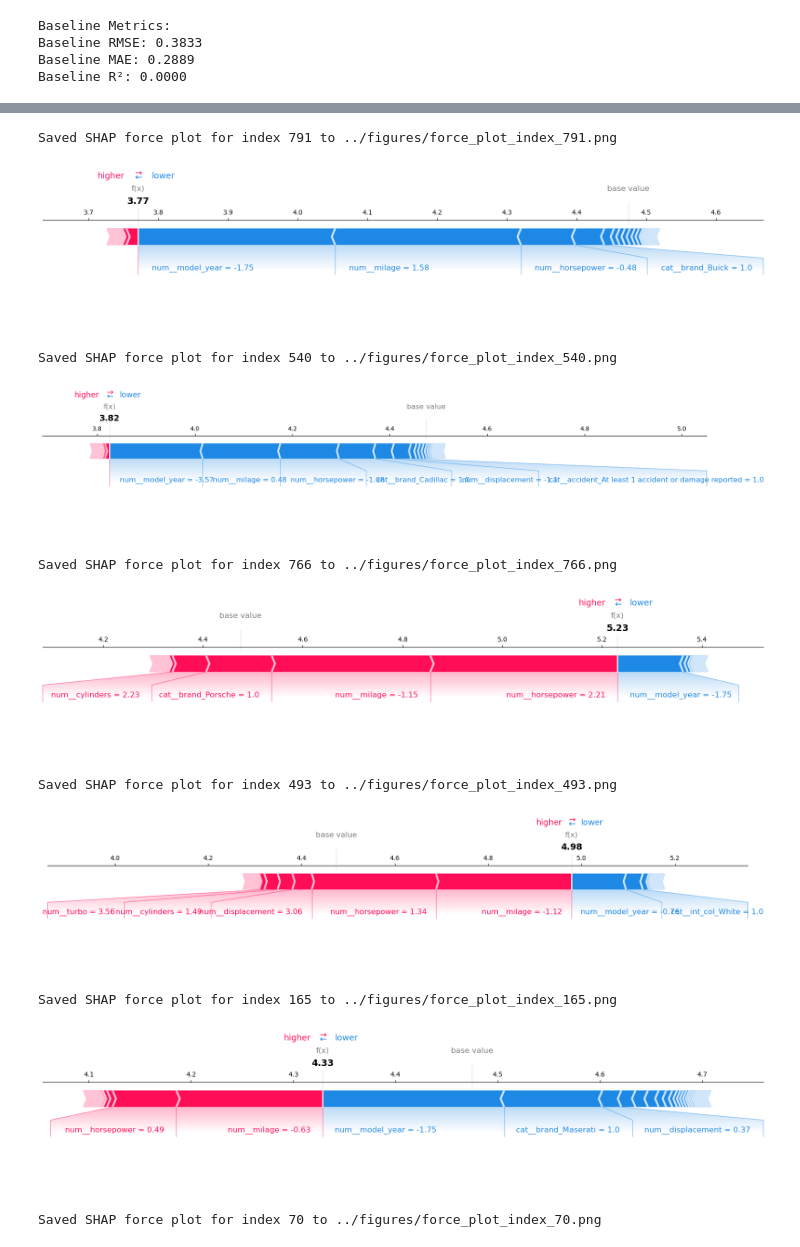
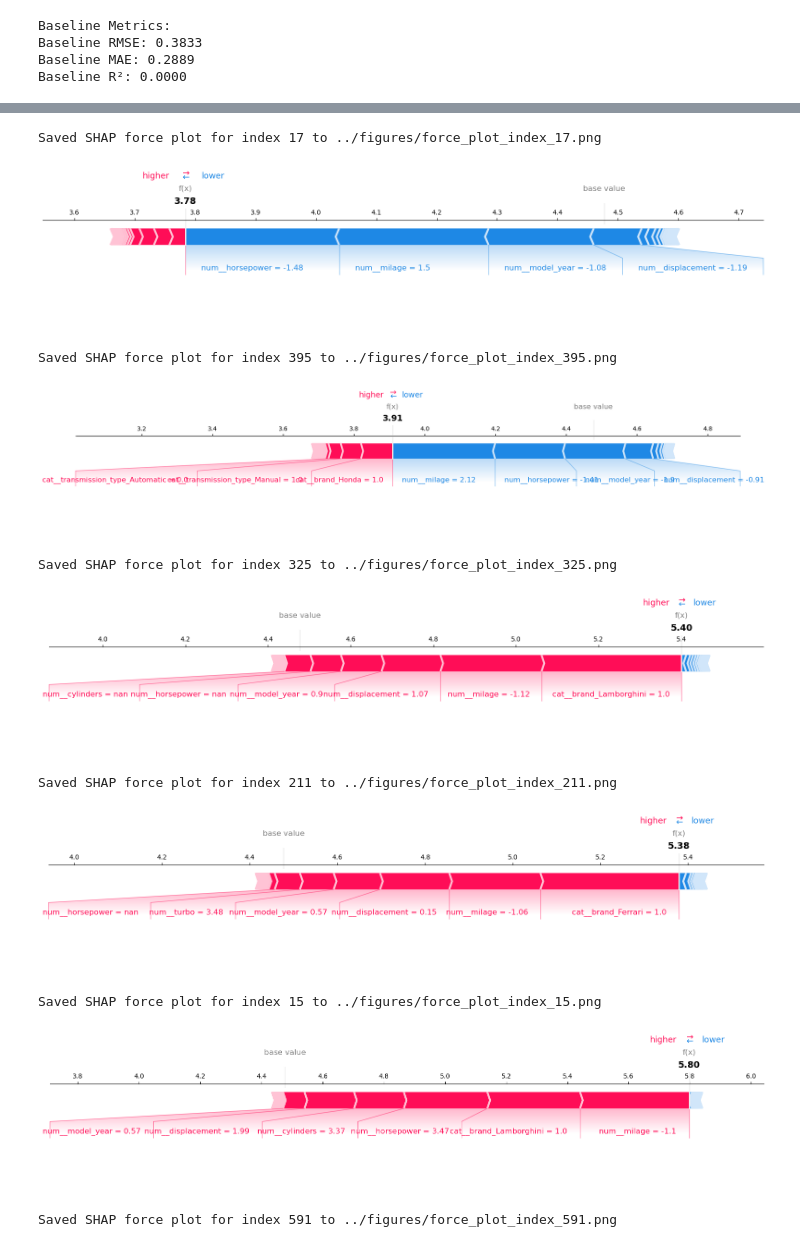
Before and after one commit to lshiyu4210/used_car_price_prediction, a Jupyter notebook: src/ML_pipeline.ipynb, the cells around one changed output, grey strips where cells are left out. Drawn from its saved outputs; the diff is of its cells as text; code cells hidden in the pictures.

```diff
--- a/src/ML_pipeline.ipynb
+++ b/src/ML_pipeline.ipynb
@@ -81,0 +76,5 @@ def MLpipeline(X_other, y_other, X_test, y_test, ML_algo, param_grid, scoring):
+# %%
+# Group features into numerical and categorical variables
+num_ftrs = ['model_year', 'milage', 'horsepower', 'displacement', 'cylinders', 'turbo', 'gears']
+# cat_ftrs = ['brand', 'fuel_type', 'ext_col', 'int_col', 'accident', 'clean_title', 'transmission_type']     # Multivariate Imputation
+cat_ftrs = ['brand', 'fuel_type', 'accident', 'clean_title', 'transmission_type']     # XGB
@@ -223,0 +653,6 @@ with open("../results/xgb_imputed_best_models_results.txt", "w") as f:
+# %%
+xgb_param_grid = {
+    'xgb__n_estimators': [100, 300, 500, 700, 1000],
+    'xgb__learning_rate': [0.01, 0.1, 0.2, 0.3, 0.5],
+    'xgb__max_depth': [3, 5, 7, 10]
+}
@@ -224,12 +799,20 @@ with open("../results/xgb_imputed_best_models_results.txt", "w") as f:
 # %%
 from sklearn.inspection import permutation_importance
+from sklearn.model_selection import train_test_split
 
 # Retrieve the best model (same for all three metrics)
-best_model = best_models_overall['R2']['model']
+best_model = best_overall_models['neg_mean_absolute_error']['model']
+xgb_model = best_model.named_steps['xgb']
 
+# Split the data with random_state=84
+X_train, X_test, y_train, y_test = train_test_split(X, y, test_size=0.2, random_state=84)
+
+# Apply preprocessing pipeline to X_test
+# preprocessor.fit(X_train)
+# X_test_prep = preprocessor.transform(X_test)
 # Compute permutation importance
 result = permutation_importance(
-    best_model, X_test_imputed_xgb, y_test, n_repeats=5, random_state=42
+    best_model, X_test, y_test, n_repeats=5, random_state=84
 )
 
 # Extract and plot top 10 feature importances
@@ -286,19 +879,20 @@ import os
 import shap
 import numpy as np
 import matplotlib.pyplot as plt
+import pandas as pd  # Import pandas
 
 # Initialize SHAP
 shap.initjs()
 
 # Create SHAP explainer for the model
-explainer = shap.TreeExplainer(best_model)  # Replace best_model with your trained model
+explainer = shap.TreeExplainer(xgb_model)  # Replace best_model with your trained model
 
 # Compute SHAP values for the test set
-shap_values = explainer(X_test_imputed_xgb)  # Pass df_test, the feature matrix, NOT y_test
-
-# Directory to save the plots
+X_test_prep = preprocessor.transform(X_test)  # Preprocess X_test
+# Convert X_test_prep to DataFrame with feature names
+X_test_prep = pd.DataFrame(X_test_prep, columns=preprocessor.get_feature_names_out())
+shap_values = explainer(X_test_prep)  # Pass DataFrame, NOT y_test
 output_dir = "../figures"
-os.makedirs(output_dir, exist_ok=True)  # Create the directory if it doesn't exist
 
 # Identify indices for top 3 and lowest 3 values in y_test
 top_3_indices = np.argsort(y_test)[-3:]  # Indices for top 3 values
@@ -310,19 +904,18 @@ selected_indices = np.concatenate((lowest_3_indices, top_3_indices))
 # Loop through the selected indices to create and save plots
 for index in selected_indices:
     # Ensure feature values are in the correct shape
-    feature_values = X_test_imputed_xgb.iloc[index].values.round(2)  # Convert to 1D array
+    feature_values = X_test_prep.iloc[index].values.round(2)  # Convert to 1D array
 
     # Generate SHAP force plot
-    shap.force_plot(
+    force_plot = shap.force_plot(
         explainer.expected_value,
-        shap_values[index].values,
+        shap_values.values[index],
         feature_values,
-        feature_names=X_test_imputed_xgb.columns.tolist(),
+        feature_names=X_test_prep.columns.tolist(),
         matplotlib=True
     )
 
     # Save the plot
-    plt.title(f"SHAP Force Plot for Index {index}")
     filename = os.path.join(output_dir, f"force_plot_index_{index}.png")
     plt.savefig(filename, format='png', dpi=300, bbox_inches='tight')
     plt.close()  # Close the plot to avoid overlapping
@@ -333,11 +926,11 @@ for index in selected_indices:
-Saved SHAP force plot for index 791 to ../figures/force_plot_index_791.png
+Saved SHAP force plot for index 17 to ../figures/force_plot_index_17.png
-[figure, old version]
+[figure, new version]
-Saved SHAP force plot for index 540 to ../figures/force_plot_index_540.png
+Saved SHAP force plot for index 395 to ../figures/force_plot_index_395.png
-[figure, old version]
+[figure, new version]
-Saved SHAP force plot for index 766 to ../figures/force_plot_index_766.png
+Saved SHAP force plot for index 325 to ../figures/force_plot_index_325.png
-[figure, old version]
+[figure, new version]
-Saved SHAP force plot for index 493 to ../figures/force_plot_index_493.png
+Saved SHAP force plot for index 211 to ../figures/force_plot_index_211.png
-[figure, old version]
+[figure, new version]
-Saved SHAP force plot for index 165 to ../figures/force_plot_index_165.png
+Saved SHAP force plot for index 15 to ../figures/force_plot_index_15.png
-[figure, old version]
+[figure, new version]
-Saved SHAP force plot for index 70 to ../figures/force_plot_index_70.png
+Saved SHAP force plot for index 591 to ../figures/force_plot_index_591.png
```
Also changed, not shown: parts of 27 cells of this notebook, 23 other files.
